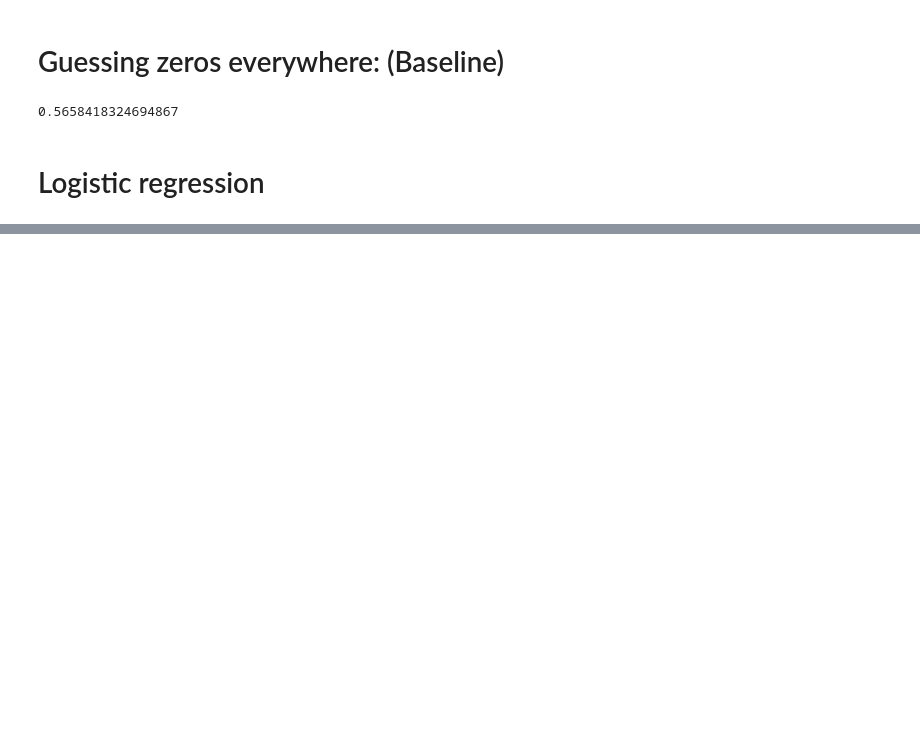
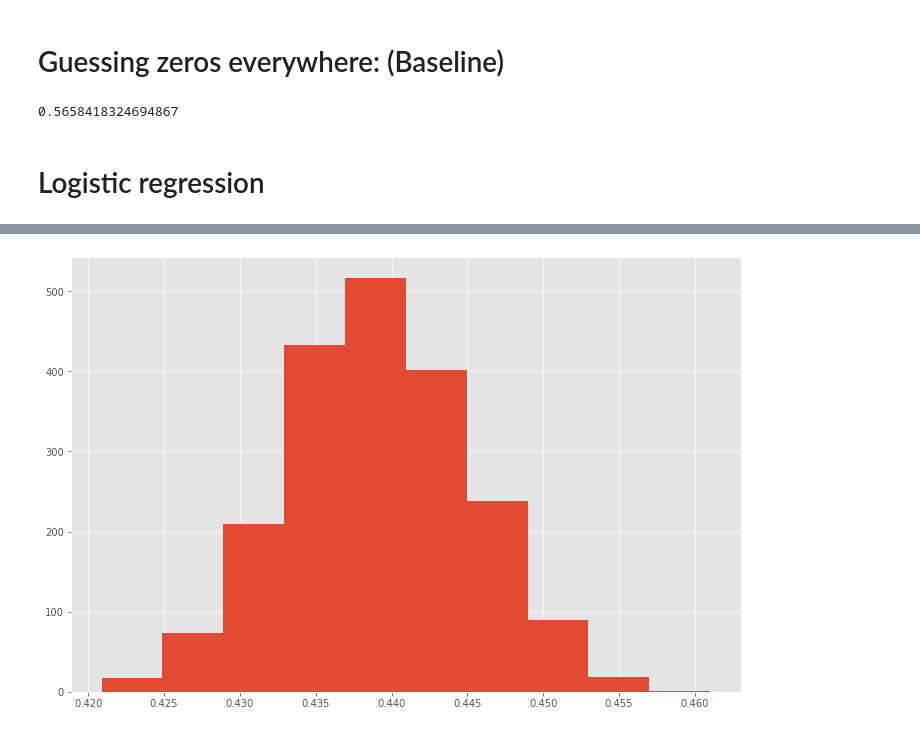
Before and after one commit to JakubReha/misterP, a Jupyter notebook: model.ipynb, the cells around one changed output, grey strips where cells are left out. Cells and saved outputs as stored; diff of their text form; code cells hidden in the pictures; blank space fills up the shorter version.

Commit message:
poststratification

```diff
--- a/model.ipynb
+++ b/model.ipynb
@@ -290,0 +295,6 @@ np.sum(np.zeros(len(y_true)) == y_true)/len(y_true)
+# %%
+post = pd.read_csv("Data/poststrat_df.csv")
+categories = ["state", "eth", "male", "age", "educ"]
+for category in categories:
+    post[category+"_cat"] = post[category].astype('category').cat.codes
+post
@@ -290,0 +315,23 @@ np.sum(np.zeros(len(y_true)) == y_true)/len(y_true)
+# %%
+states_x_n = states_x.numpy()
+# %%
+import math
+from tqdm.notebook import tqdm
+def sigmoid_n(x):
+    return 1 / (1 + np.exp(-x))
+# %%
+gammas = params_samples["gammas"]
+theta = 0
+for state_i in tqdm(range(50)):
+    for eth_i, eth in enumerate(params_samples["alpha_eth"].T):
+        for age_i, age in enumerate(params_samples["alpha_age"].T):
+            for educ_i, educ in enumerate(params_samples["alpha_educ"].T):
+                for male_i in [0,1]:
+                    theta_sub = sigmoid_n(gammas[:, 5] + gammas[:,6]* states_x_n[:,0][state_i] + gammas[:,int(states_x_n[:,1][state_i])] + educ + eth + age + params_samples["alpha_educ_age"][:,educ_i,age_i] + params_samples["alpha_educ_eth"][:,educ_i,eth_i]+params_samples["beta_male"].squeeze()*male_i)
+                    theta += theta_sub *  post[(post["state_cat"] == state_i) & (post["age_cat"] == age_i) & (post["eth_cat"] == eth_i) & (post["educ_cat"] == educ_i) & (post["male_cat"] == male_i)]["n"].values[0]
+theta = theta / post["n"].sum()
+# %%
+plt.hist(theta);
+plt.show();
+# %% [output]
+[figure, added]
```
Also changed, not shown: parts of 13 cells of this notebook, 4 other files.
